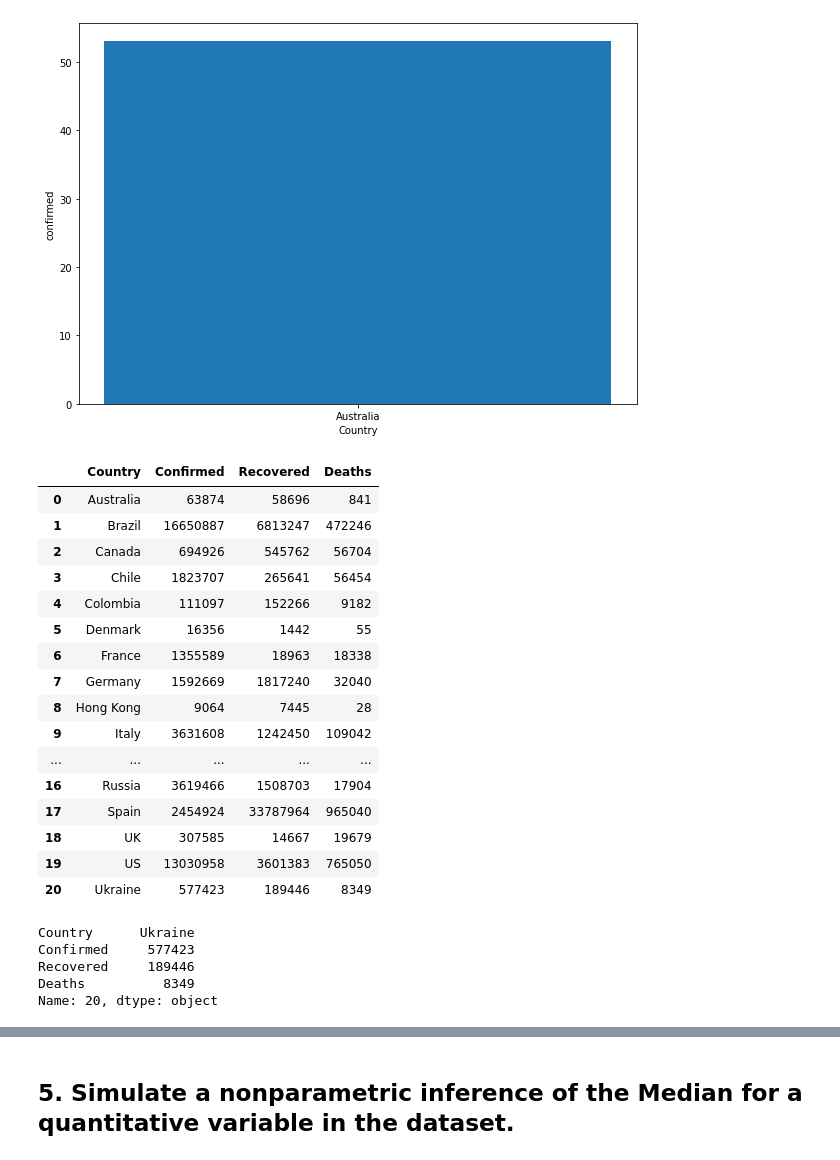
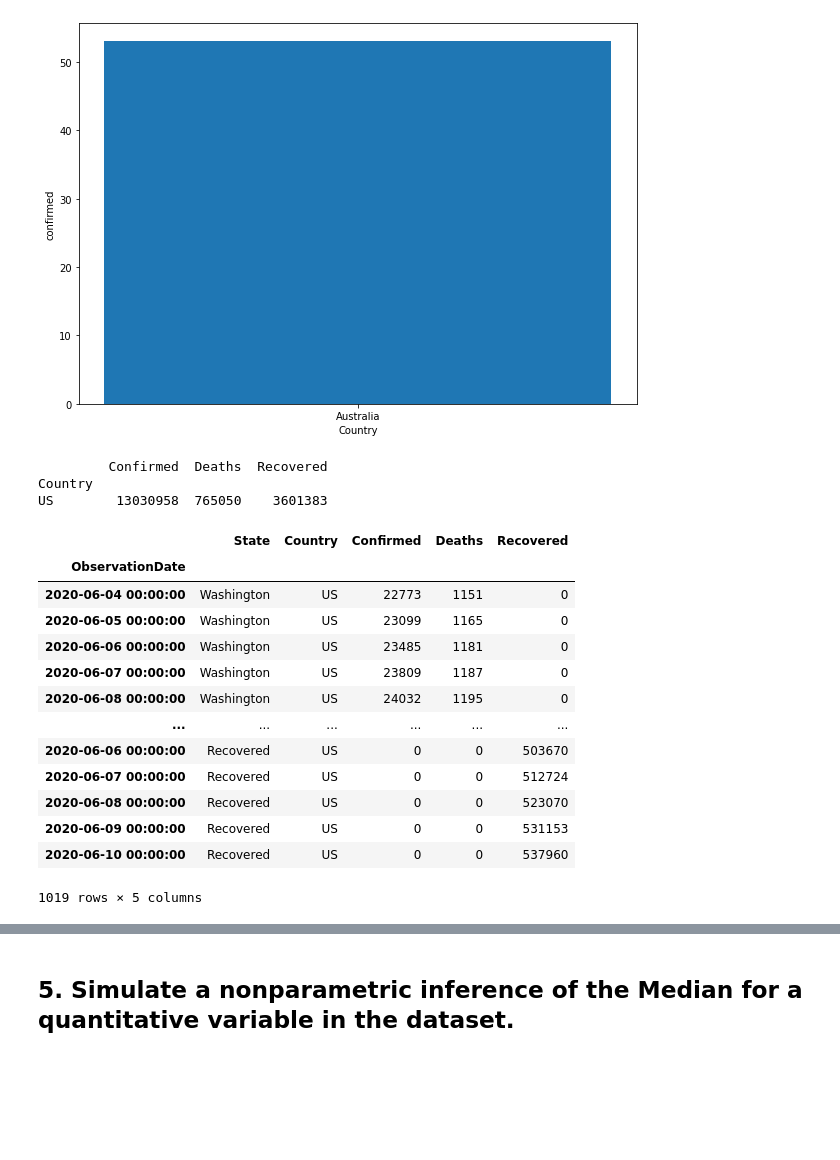
Before and after one commit to dmkim0001/Group2_Project1, a Jupyter notebook: project1_group2.ipynb, the cells around one changed output, grey strips where cells are left out. Drawn from its saved outputs; the diff is of its cells as text; code cells hidden in the pictures; blank space fills up the shorter version.

```diff
--- a/project1_group2.ipynb
+++ b/project1_group2.ipynb
@@ -241,32 +219,29 @@ plt.show()
 # %% [output]
 [figure]
 # %%
-world = df.groupby("Country")['Confirmed','Recovered','Deaths'].sum().reset_index()
-world
+world=df.groupby('Country',sort=False).sum()
+world.sort_index(ascending = False)
+print (world)
 # %% [output]
-|  | Country | Confirmed | Recovered | Deaths |
-| 0 | Australia | 63874 | 58696 | 841 |
-| 1 | Brazil | 16650887 | 6813247 | 472246 |
-| 2 | Canada | 694926 | 545762 | 56704 |
-| 3 | Chile | 1823707 | 265641 | 56454 |
-| 4 | Colombia | 111097 | 152266 | 9182 |
-| 5 | Denmark | 16356 | 1442 | 55 |
-| 6 | France | 1355589 | 18963 | 18338 |
-| 7 | Germany | 1592669 | 1817240 | 32040 |
-| 8 | Hong Kong | 9064 | 7445 | 28 |
-| 9 | Italy | 3631608 | 1242450 | 109042 |
-| ... | ... | ... | ... | ... |
-| 16 | Russia | 3619466 | 1508703 | 17904 |
-| 17 | Spain | 2454924 | 33787964 | 965040 |
-| 18 | UK | 307585 | 14667 | 19679 |
-| 19 | US | 13030958 | 3601383 | 765050 |
-| 20 | Ukraine | 577423 | 189446 | 8349 |
+         Confirmed  Deaths  Recovered
+Country
+US        13030958  765050    3601383
-# %%
-US = world.loc[20]
-US
-# %% [output]
-Country      Ukraine
-Confirmed     577423
-Recovered     189446
-Deaths          8349
-Name: 20, dtype: object
+# %%
+# Filter US COVID cases only.
+df.query('Country == "US"', inplace = True)
+df
+# %% [output]
+|  | State | Country | Confirmed | Deaths | Recovered |
+| ObservationDate |  |  |  |  |  |
+| 2020-06-04 00:00:00 | Washington | US | 22773 | 1151 | 0 |
+| 2020-06-05 00:00:00 | Washington | US | 23099 | 1165 | 0 |
+| 2020-06-06 00:00:00 | Washington | US | 23485 | 1181 | 0 |
+| 2020-06-07 00:00:00 | Washington | US | 23809 | 1187 | 0 |
+| 2020-06-08 00:00:00 | Washington | US | 24032 | 1195 | 0 |
+| ... | ... | ... | ... | ... | ... |
+| 2020-06-06 00:00:00 | Recovered | US | 0 | 0 | 503670 |
+| 2020-06-07 00:00:00 | Recovered | US | 0 | 0 | 512724 |
+| 2020-06-08 00:00:00 | Recovered | US | 0 | 0 | 523070 |
+| 2020-06-09 00:00:00 | Recovered | US | 0 | 0 | 531153 |
+| 2020-06-10 00:00:00 | Recovered | US | 0 | 0 | 537960 |
+1019 rows × 5 columns
```
Also changed, not shown: parts of 63 cells of this notebook.
